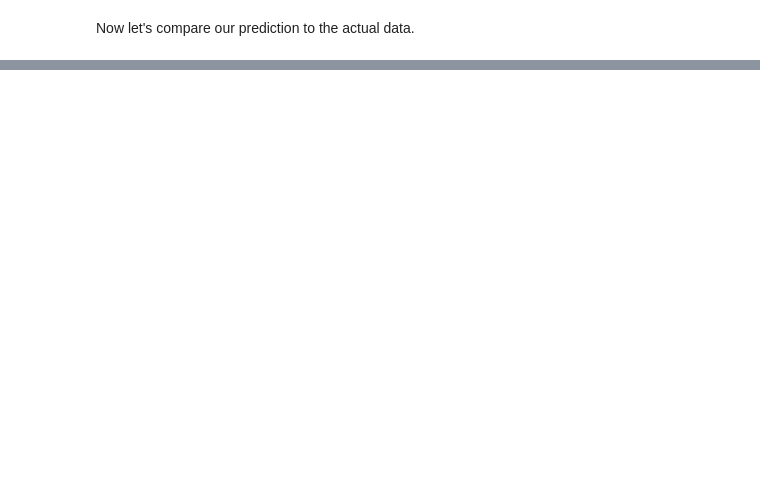
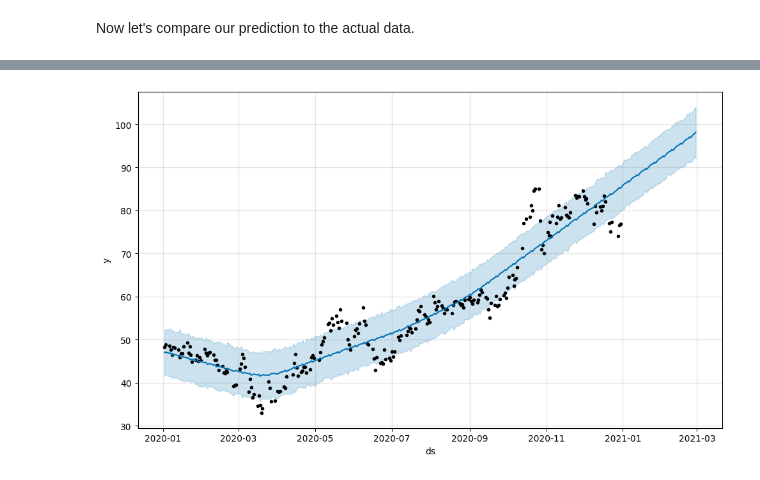
Before and after one commit to XO-Appleton/MRIfIFd7jKq1ziBF, a Jupyter notebook: ValueInvestor.ipynb, the cells around one changed output, grey strips where cells are left out. Saved outputs shown, nothing was run; the diff lists cells and outputs as text; code cells hidden in the pictures; blank space fills up the shorter version.

```diff
--- a/ValueInvestor.ipynb
+++ b/ValueInvestor.ipynb
@@ -342,0 +382,12 @@ plt.show()
+# %%
+from prophet import Prophet
+m = Prophet(daily_seasonality=True)
+
+temp_df = df[df['Date'].apply(lambda x: x.year < 2021)][['Date', 'Price']]
+temp_df.rename({'Date': 'ds', 'Price': 'y'}, axis='columns', inplace=True)
+
+m.fit(temp_df)
+future = m.make_future_dataframe(periods=60)
+forecast = m.predict(future)
+pd.options.display.max_columns = None
+print(forecast[['ds', 'yhat', 'yhat_lower', 'yhat_upper']].tail())
@@ -342,0 +411,4 @@ plt.show()
+# %%
+figure1 = m.plot(forecast)
+# %% [output]
+[figure, added]
```
Also changed, not shown: parts of 16 cells of this notebook.
